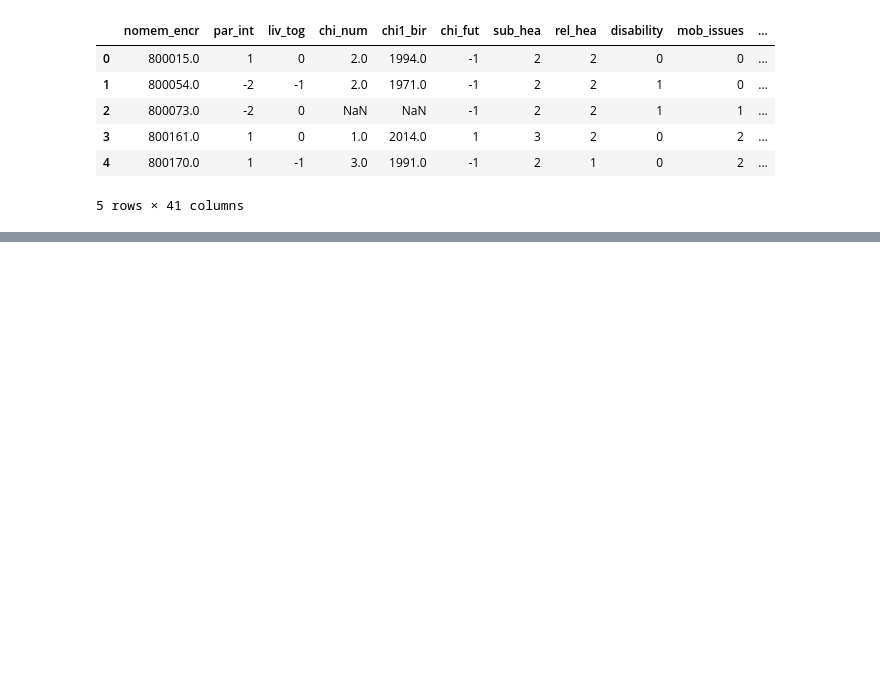
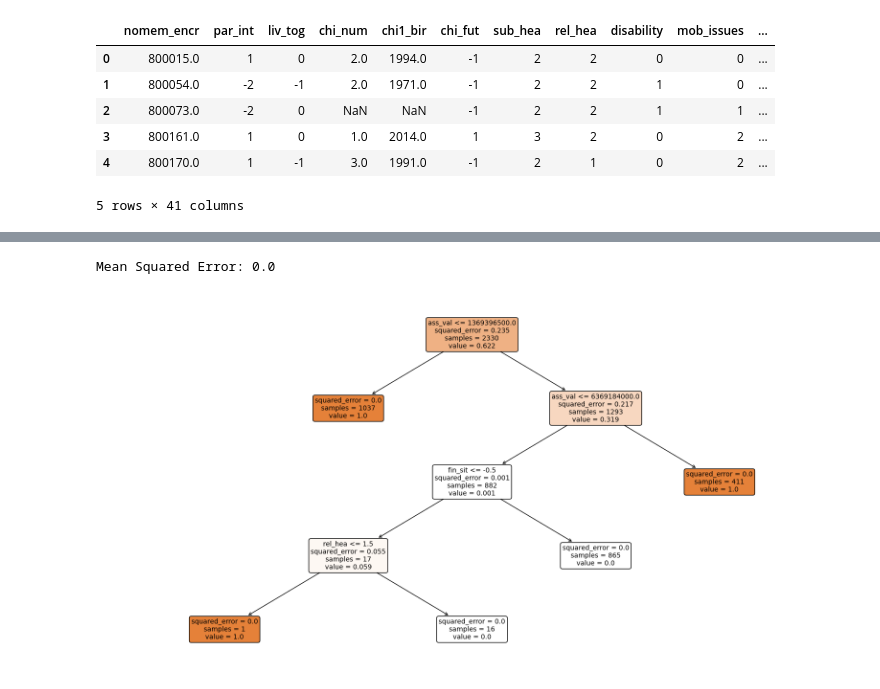
Before and after one commit to martynapiskorz/carn-t, a Jupyter notebook: LISS By wave/Y 18/merged_18.ipynb, the cells around one changed output, grey strips where cells are left out. Drawn from its saved outputs; the diff is of its cells as text; code cells hidden in the pictures; blank space fills up the shorter version.

```diff
--- a/LISS By wave/Y 18/merged_18.ipynb
+++ b/LISS By wave/Y 18/merged_18.ipynb
@@ -385,0 +438,42 @@ merged_18.head()
+# %%
+import pandas as pd
+from sklearn.model_selection import train_test_split
+from sklearn.tree import DecisionTreeRegressor
+from sklearn.metrics import mean_squared_error
+from sklearn.impute import SimpleImputer
+import matplotlib.pyplot as plt
+from sklearn.tree import plot_tree
+
+
+# Assuming merged_22 is your DataFrame with NaN values
+# Replace NaN values with the mean of each column
+imputer = SimpleImputer(strategy='mean')
+X_imputed = pd.DataFrame(imputer.fit_transform(merged_18), columns=merged_18.columns)
+
+# Separate features (X) and target variable (y)
+X = X_imputed.drop('ass_own', axis=1)
+y = X_imputed['ass_own']
+
+# Split the imputed data into training and testing sets
+X_train, X_test, y_train, y_test = train_test_split(X, y, test_size=0.2, random_state=42)
+
+# Create a decision tree regressor
+regressor = DecisionTreeRegressor(random_state=42)
+
+# Fit the model on the training data with imputed values
+regressor.fit(X_train, y_train)
+
+# Make predictions on the test set with imputed values
+y_pred = regressor.predict(X_test)
+
+# Evaluate the model
+mse = mean_squared_error(y_test, y_pred)
+print(f'Mean Squared Error: {mse}')
+
+# Visualize the tree (optional)
+plt.figure(figsize=(20, 10))
+plot_tree(regressor, filled=True, feature_names=X.columns, rounded=True, fontsize=10)
+plt.show()
+# %% [output]
+Mean Squared Error: 0.0
+[figure, added]
```
Also changed, not shown: parts of 3 cells of this notebook.
